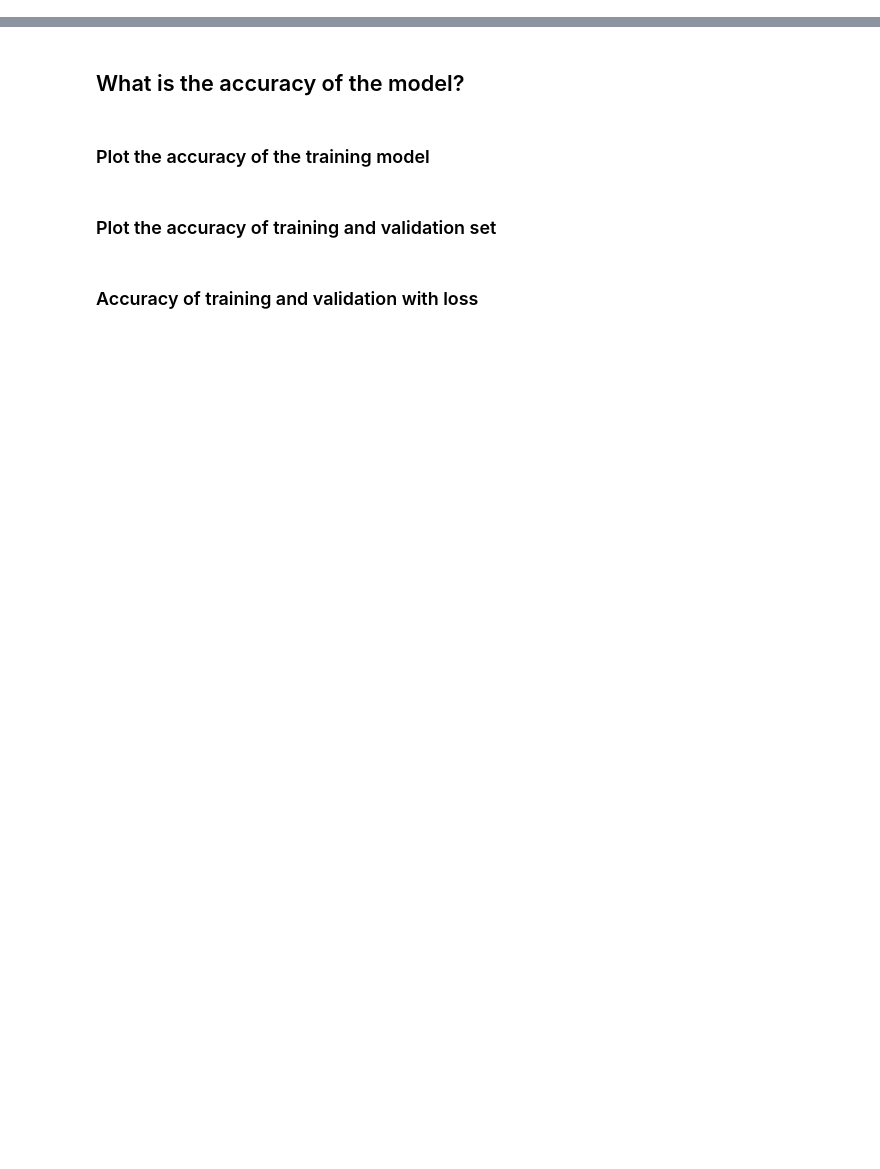
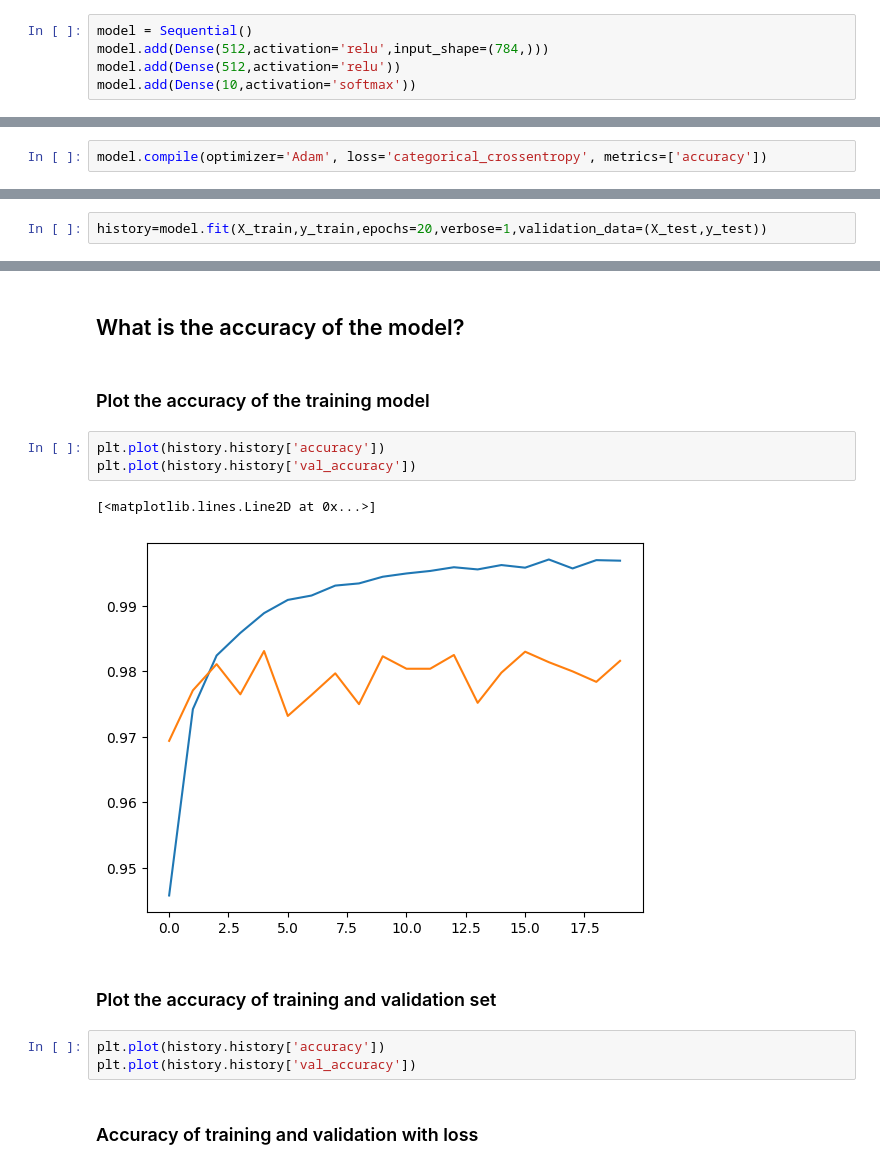
Before and after one commit to bithu-learn/NN-CNN, a Jupyter notebook: nn_intro_keras.ipynb, the cells around one changed output, grey strips where cells are left out. Cells and saved outputs as stored; diff of their text form; blank space fills up the shorter version.

```diff
--- a/nn_intro_keras.ipynb
+++ b/nn_intro_keras.ipynb
@@ -152,2 +152,7 @@ print(y_test.shape)
 # %% [markdown]
 ## Build a model
+# %%
+model = Sequential()
+model.add(Dense(512,activation='relu',input_shape=(784,)))
+model.add(Dense(512,activation='relu'))
+model.add(Dense(10,activation='softmax'))
@@ -154,4 +187,8 @@ print(y_test.shape)
 # %% [markdown]
 ## Compile the model
+# %%
+model.compile(optimizer='Adam', loss='categorical_crossentropy', metrics=['accuracy'])
 # %% [markdown]
 ## Train the model
+# %%
+history=model.fit(X_train,y_train,epochs=20,verbose=1,validation_data=(X_test,y_test))
@@ -159,7 +214,16 @@ print(y_test.shape)
 ## What is the accuracy of the model?
 # %% [markdown]
 ### Plot the accuracy of the training model
+# %%
+plt.plot(history.history['accuracy'])
+plt.plot(history.history['val_accuracy'])
+# %% [output]
+[<matplotlib.lines.Line2D at 0x...>]
+[figure, added]
 # %% [markdown]
 ### Plot the accuracy of training and validation set
+# %%
+plt.plot(history.history['accuracy'])
+plt.plot(history.history['val_accuracy'])
 # %% [markdown]
 ### Accuracy of training and validation with loss
```
Also changed, not shown: parts of 8 cells of this notebook.
